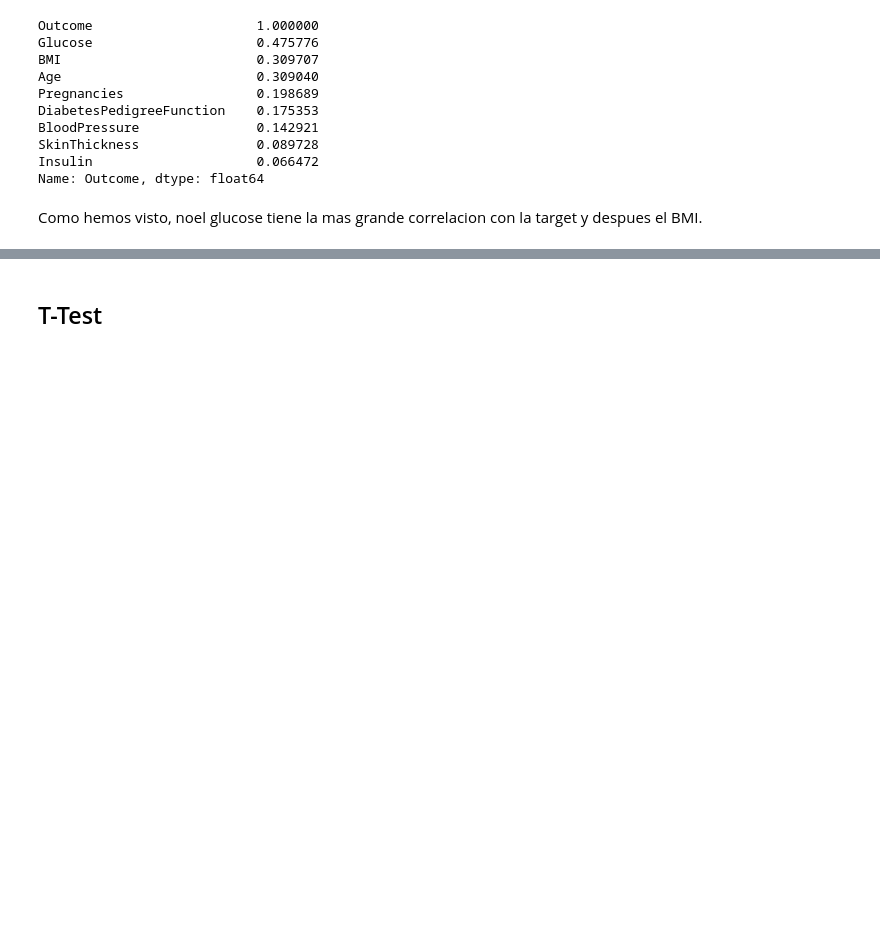
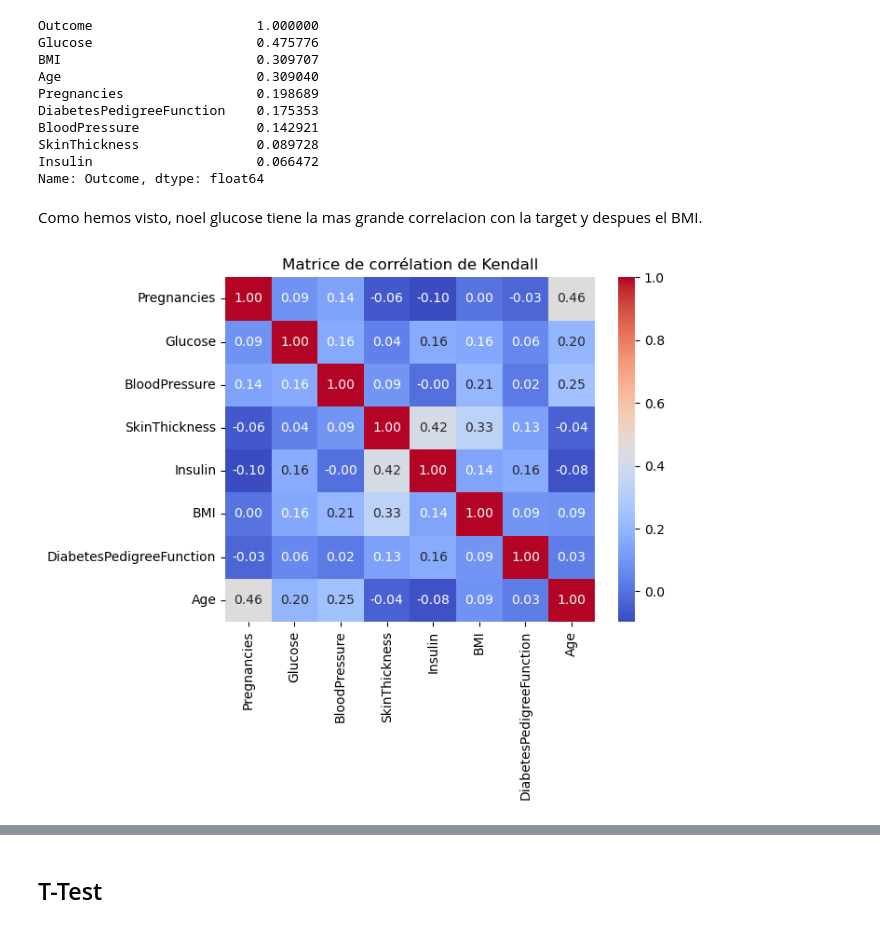
Before and after one commit to Amauryesic/Proyecto_ml, a Jupyter notebook: src/EDA.ipynb, the cells around one changed output, grey strips where cells are left out. Saved outputs shown, nothing was run; the diff lists cells and outputs as text; code cells hidden in the pictures; blank space fills up the shorter version.

```diff
--- a/src/EDA.ipynb
+++ b/src/EDA.ipynb
@@ -293,3 +293,20 @@ Insulin                     0.066472
 Name: Outcome, dtype: float64
 # %% [markdown]
 Como hemos visto, noel glucose tiene la mas grande correlacion con la target y despues el BMI.
+# %%
+kendall_results = pd.DataFrame(index=num_cols, columns=num_cols)
+p_values = pd.DataFrame(index=num_cols, columns=num_cols)
+
+for col1 in num_cols:
+    for col2 in num_cols:
+        tau, p_value = kendalltau(df_raw[col1], df_raw[col2])
+        kendall_results.loc[col1, col2] = tau
+        p_values.loc[col1, col2] = p_value
+
+kendall_results = kendall_results.astype(float)
+p_values = p_values.astype(float)
+sns.heatmap(kendall_results, annot=True, cmap='coolwarm', fmt=".2f")
+plt.title("Matrice de corrélation de Kendall")
+plt.show()
+# %% [output]
+[figure, added]
```
Also changed, not shown: parts of 7 cells of this notebook, 2 other files.
